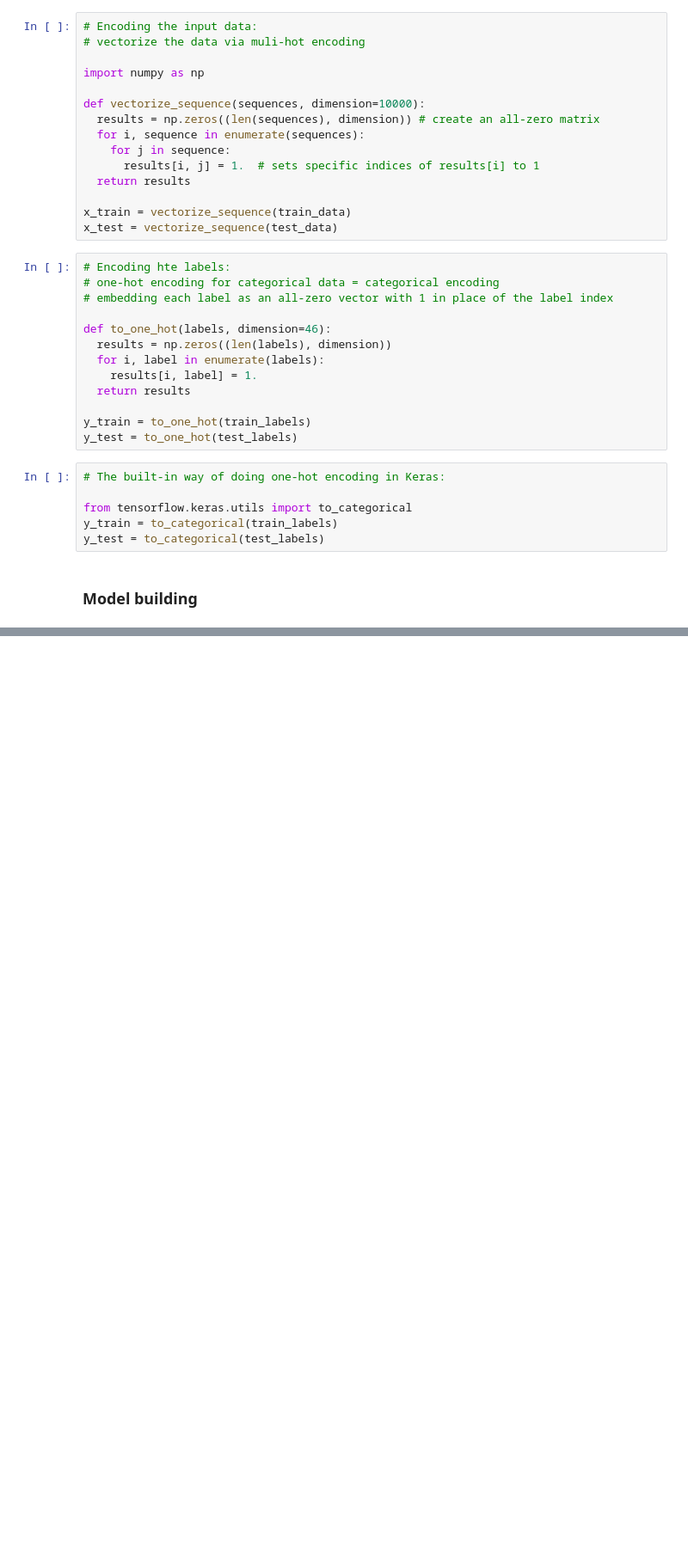
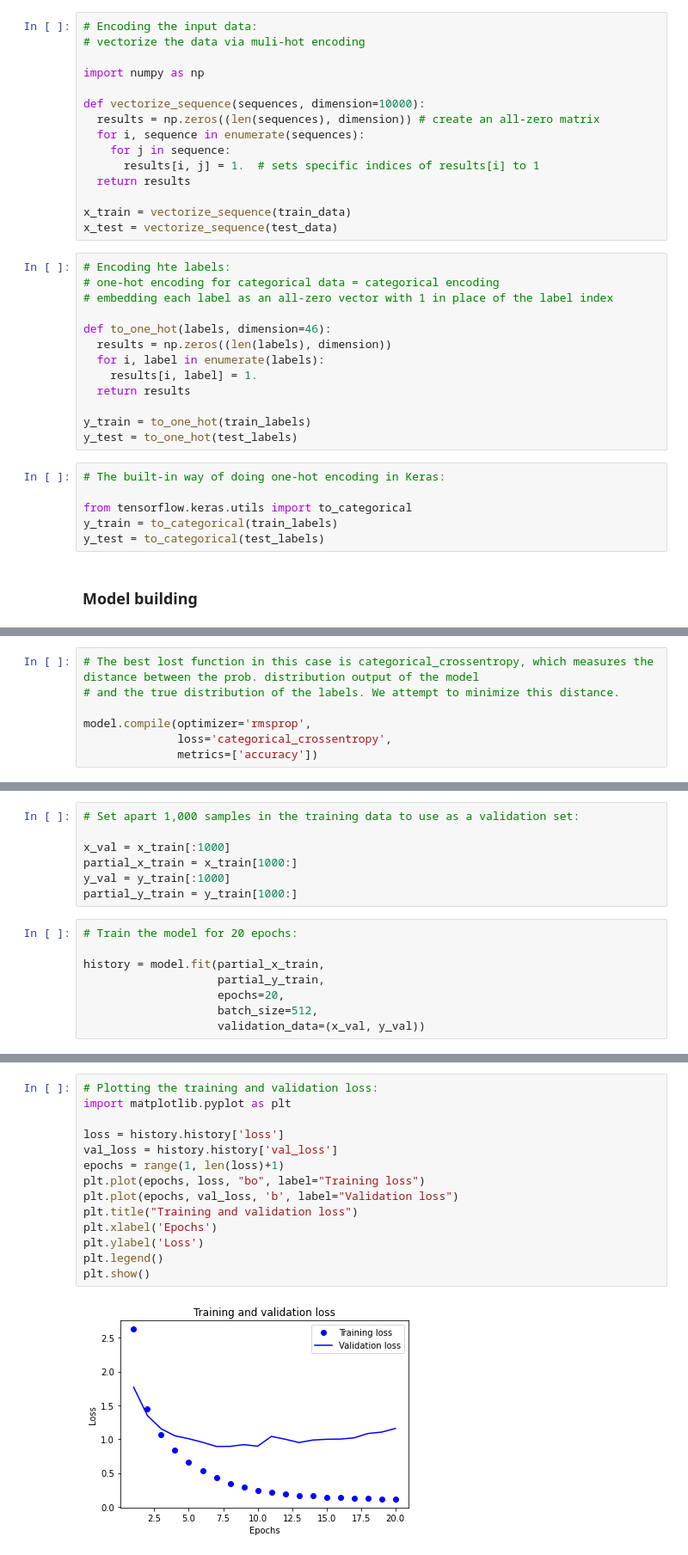
Before and after one commit to Bohdan-at-Kulinich/Machine-Learning, a Jupyter notebook: Multiclass_classification.ipynb, the cells around one changed output, grey strips where cells are left out. Shown at 86% size. Cells and saved outputs as stored; diff of their text form; blank space fills up the shorter version.

Commit message:
Created using Colaboratory: full model and validation

```diff
--- a/Multiclass_classification.ipynb
+++ b/Multiclass_classification.ipynb
@@ -91,0 +102,7 @@ model = keras.Sequential([
+# %%
+# The best lost function in this case is categorical_crossentropy, which measures the distance between the prob. distribution output of the model
+# and the true distribution of the labels. We attempt to minimize this distance.
+
+model.compile(optimizer='rmsprop',
+              loss='categorical_crossentropy',
+              metrics=['accuracy'])
@@ -91,0 +111,15 @@ model = keras.Sequential([
+# %%
+# Set apart 1,000 samples in the training data to use as a validation set:
+
+x_val = x_train[:1000]
+partial_x_train = x_train[1000:]
+y_val = y_train[:1000]
+partial_y_train = y_train[1000:]
+# %%
+# Train the model for 20 epochs:
+
+history = model.fit(partial_x_train,
+                    partial_y_train,
+                    epochs=20,
+                    batch_size=512,
+                    validation_data=(x_val, y_val))
@@ -91,0 +144,16 @@ model = keras.Sequential([
+# %%
+# Plotting the training and validation loss:
+import matplotlib.pyplot as plt
+
+loss = history.history['loss']
+val_loss = history.history['val_loss']
+epochs = range(1, len(loss)+1)
+plt.plot(epochs, loss, "bo", label="Training loss")
+plt.plot(epochs, val_loss, 'b', label="Validation loss")
+plt.title("Training and validation loss")
+plt.xlabel('Epochs')
+plt.ylabel('Loss')
+plt.legend()
+plt.show()
+# %% [output]
+[figure, added]
```
Also changed, not shown: parts of 14 cells of this notebook.
